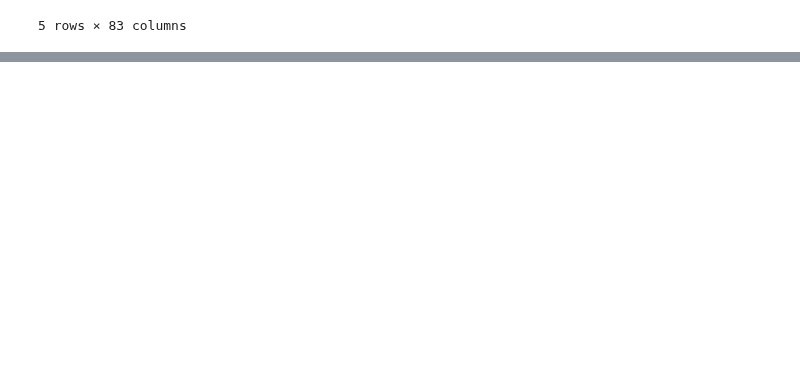
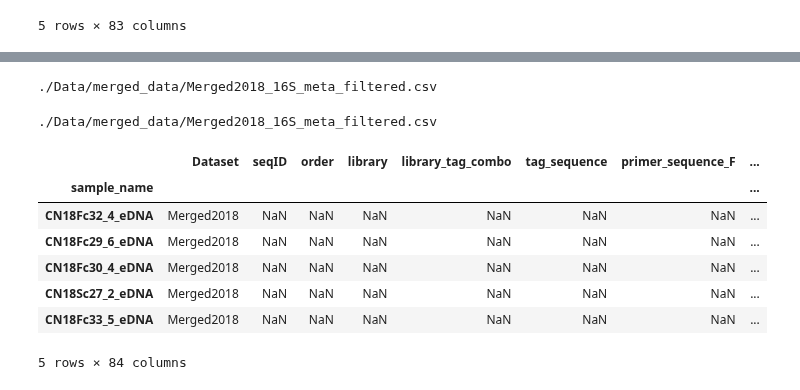
Before and after one commit to nvpatin/MAMBO, a Jupyter notebook: Create_Metadata_Files.ipynb, the cells around one changed output, grey strips where cells are left out. Cells and saved outputs as stored; diff of their text form; code cells hidden in the pictures; blank space fills up the shorter version.

```diff
--- a/Create_Metadata_Files.ipynb
+++ b/Create_Metadata_Files.ipynb
@@ -199,0 +267,42 @@ df.head()
+# %%
+print(directory + prefix + '_' + marker + '_meta_filtered.csv')
+# %% [output]
+./Data/merged_data/Merged2018_16S_meta_filtered.csv
+# %%
+#contains both Flyer2018 and RREAS samples
+df = otu_all.copy()
+df = df.T
+df['Dataset'] = 'Merged2018'
+df= df[['Dataset']]
+df.index.rename('sample_name', inplace=True)
+#drop library ID and recreate sample name (unique Filter ID)
+#df['sample_name'] = df.index
+#df['sample_name'] =df['sample_name'].str.join('_')
+
+
+# Join with RREAS metadata first by seqID:
+df = df.join(RREAS_meta)
+df = df.sort_values('order')
+#missing some Lasker samples
+
+# Now join with Flyer2018 metadata
+#df= df.reset_index().set_index('sample_name')
+df = df.join(Flyer_meta, rsuffix= '_Flyer')
+df = df.sort_values('vessel')
+
+#keep sample_name as index to match asv table
+
+
+print(directory + prefix + '_' + marker + '_meta_filtered.csv')
+df.to_csv(directory + prefix + '_' + marker + '_meta_filtered.csv')
+df.head()
+# %% [output]
+./Data/merged_data/Merged2018_16S_meta_filtered.csv
+|  | Dataset | seqID | order | library | library_tag_combo | tag_sequence | primer_sequence_F | ... |
+| sample_name |  |  |  |  |  |  |  | ... |
+| CN18Fc32_4_eDNA | Merged2018 | NaN | NaN | NaN | NaN | NaN | NaN | ... |
+| CN18Fc29_6_eDNA | Merged2018 | NaN | NaN | NaN | NaN | NaN | NaN | ... |
+| CN18Fc30_4_eDNA | Merged2018 | NaN | NaN | NaN | NaN | NaN | NaN | ... |
+| CN18Sc27_2_eDNA | Merged2018 | NaN | NaN | NaN | NaN | NaN | NaN | ... |
+| CN18Fc33_5_eDNA | Merged2018 | NaN | NaN | NaN | NaN | NaN | NaN | ... |
+5 rows × 84 columns
```
Also changed, not shown: parts of 6 cells of this notebook, 6 other files.
